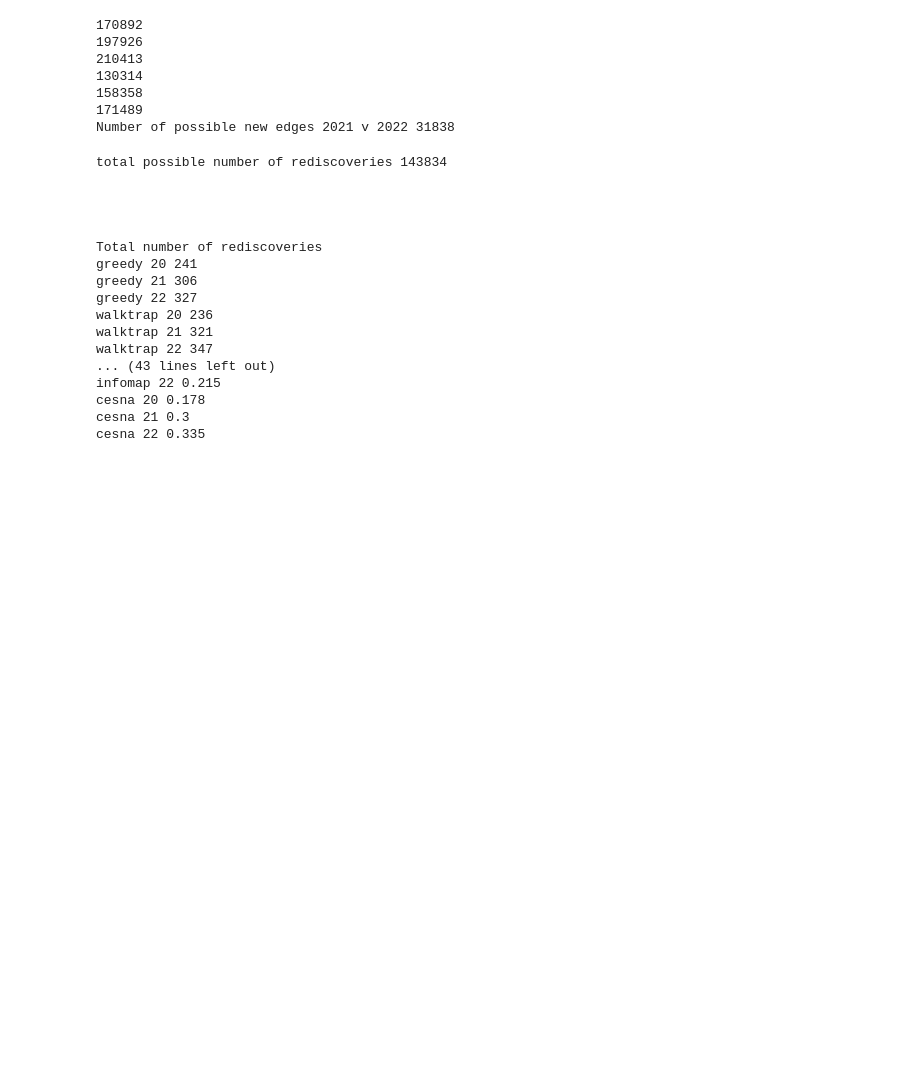
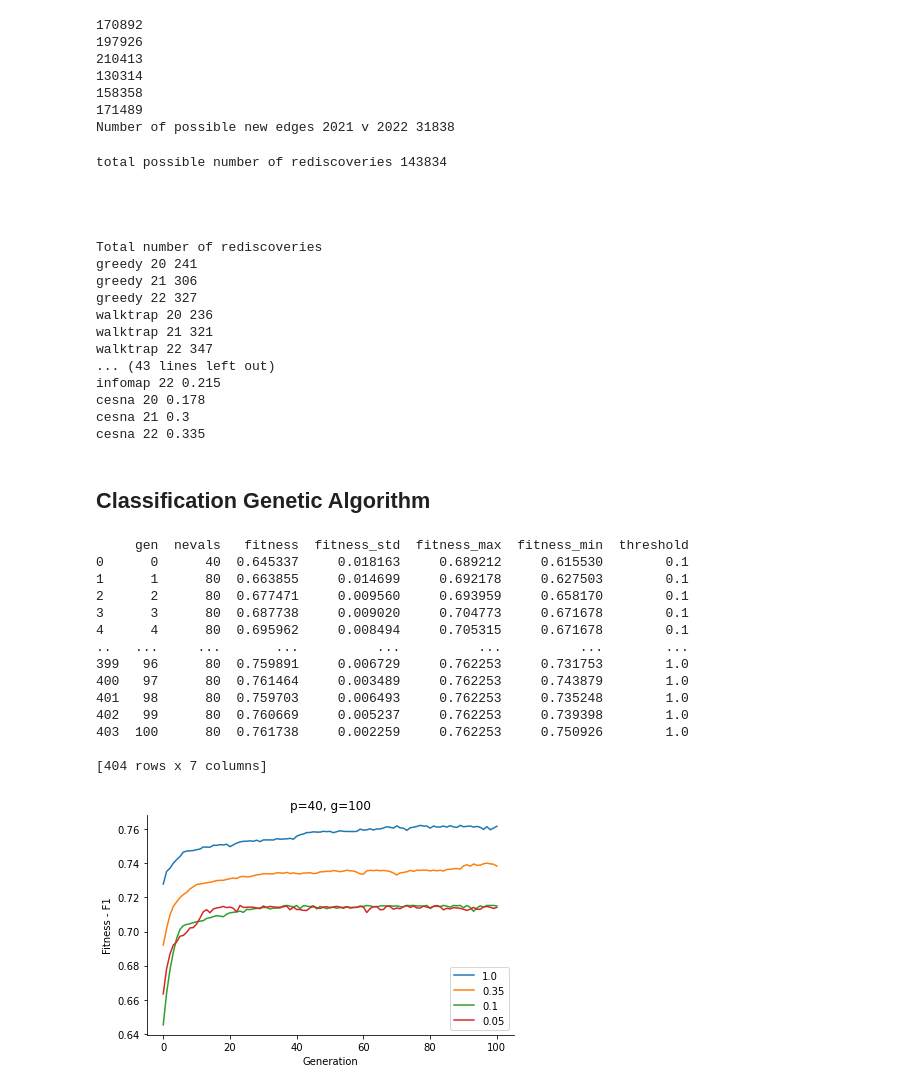
Before and after one commit to MSBradshaw/BOCC, a Jupyter notebook: Experiments/make_figures.ipynb, the cells around one changed output. Drawn from its saved outputs; the diff is of its cells as text; code cells hidden in the pictures; blank space fills up the shorter version.

```diff
--- a/Experiments/make_figures.ipynb
+++ b/Experiments/make_figures.ipynb
@@ -588,23 +515,0 @@ super sig percent [0.07196969696969698, 0.21818181818181817, 0.17333333333333334
-# %%
-# Merge the 4 3-panel plots into one plot to rule them all!
-fig_files = ['../PublicationFigures/pval_l2r_scatter.{}.png'.format(x) for x in algos]
-print(fig_files)
-images = [Image.open(x) for x in fig_files]
-widths, heights = zip(*(i.size for i in images))
-
-total_width = sum(widths)
-max_height = max(heights)
-
-new_im = Image.new('RGB', (int(total_width/2), int(max_height*2)))
-letters = ['A','B','C','D']
-for i,im in enumerate(images):
-    w = int(i/2) * max_height
-    h = int(i%2) * widths[0]
-#     im=Image.open(elem)
-    new_im.paste(im, (h,w))
-    I1 = ImageDraw.Draw(new_im)
-    myFont = ImageFont.truetype('../arial.ttf', 80)
-    off_set = 32
-    I1.text((h+off_set, w+off_set), letters[i], font=myFont, fill=(0, 0, 0))
-
-new_im.save('../PublicationFigures/pval_l2r_scatter.all.png')
@@ -1142,3 +1045,40 @@ infomap 22 0.215
 cesna 20 0.178
 cesna 21 0.3
 cesna 22 0.335
+# %% [markdown]
+## Classification Genetic Algorithm
+# %%
+# just_regression_genetic_algo.tsv
+gaoregress = pd.read_csv('../train_19_20_genetic_algo_outputs.txt', sep='\t',comment='#')
+print(gaoregress)
+
+for t in [1.00,0.35,0.10,0.05]:
+    sub = gaoregress[gaoregress['threshold'] == t]
+    plt.plot(sub['gen'], sub['fitness'], label=t)
+plt.xlabel('Generation')
+plt.ylabel('Fitness - F1')
+plt.title('p=40, g=100')
+# remove top and right spines
+ax = plt.gca()
+ax.spines['right'].set_visible(False)
+ax.spines['top'].set_visible(False)
+plt.legend(loc='lower right')
+plt.tight_layout()
+plt.savefig('../Figures/train_19_20_genetic_algo_outputs.png',dpi=300)
+plt.show()
+# %% [output]
+     gen  nevals   fitness  fitness_std  fitness_max  fitness_min  threshold
+0      0      40  0.645337     0.018163     0.689212     0.615530        0.1
+1      1      80  0.663855     0.014699     0.692178     0.627503        0.1
+2      2      80  0.677471     0.009560     0.693959     0.658170        0.1
+3      3      80  0.687738     0.009020     0.704773     0.671678        0.1
+4      4      80  0.695962     0.008494     0.705315     0.671678        0.1
+..   ...     ...       ...          ...          ...          ...        ...
+399   96      80  0.759891     0.006729     0.762253     0.731753        1.0
+400   97      80  0.761464     0.003489     0.762253     0.743879        1.0
+401   98      80  0.759703     0.006493     0.762253     0.735248        1.0
+402   99      80  0.760669     0.005237     0.762253     0.739398        1.0
+403  100      80  0.761738     0.002259     0.762253     0.750926        1.0
+
+[404 rows x 7 columns]
+[figure, added]
```
Also changed, not shown: parts of 8 cells of this notebook.
